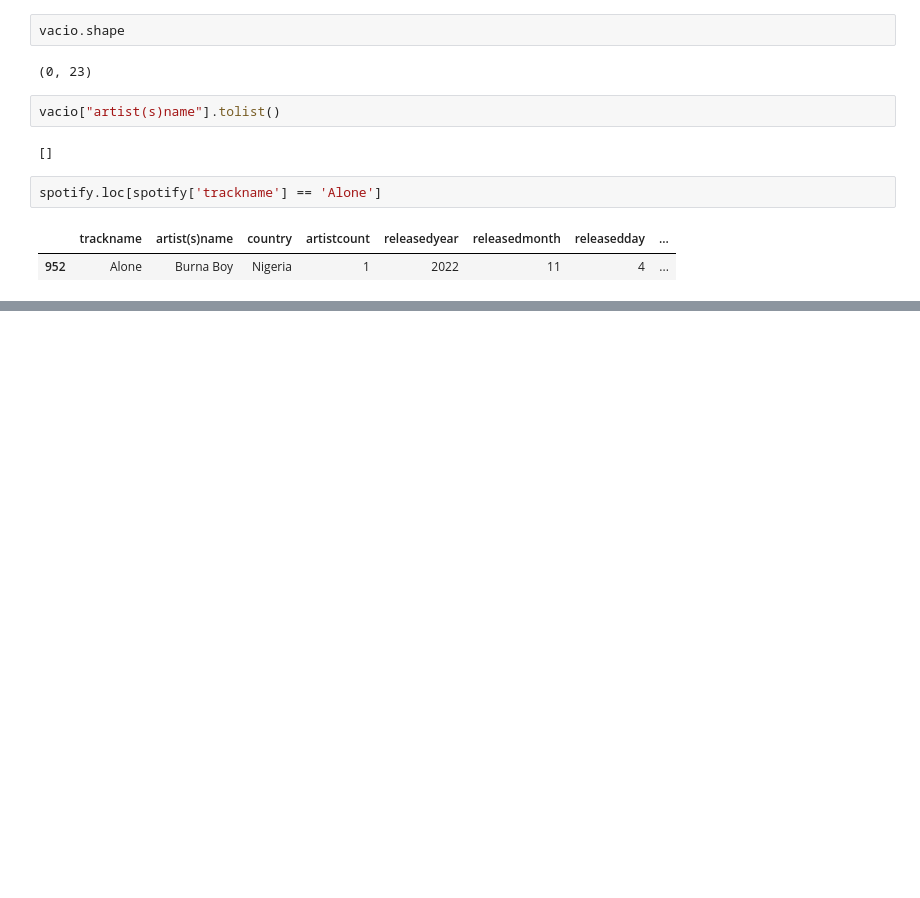
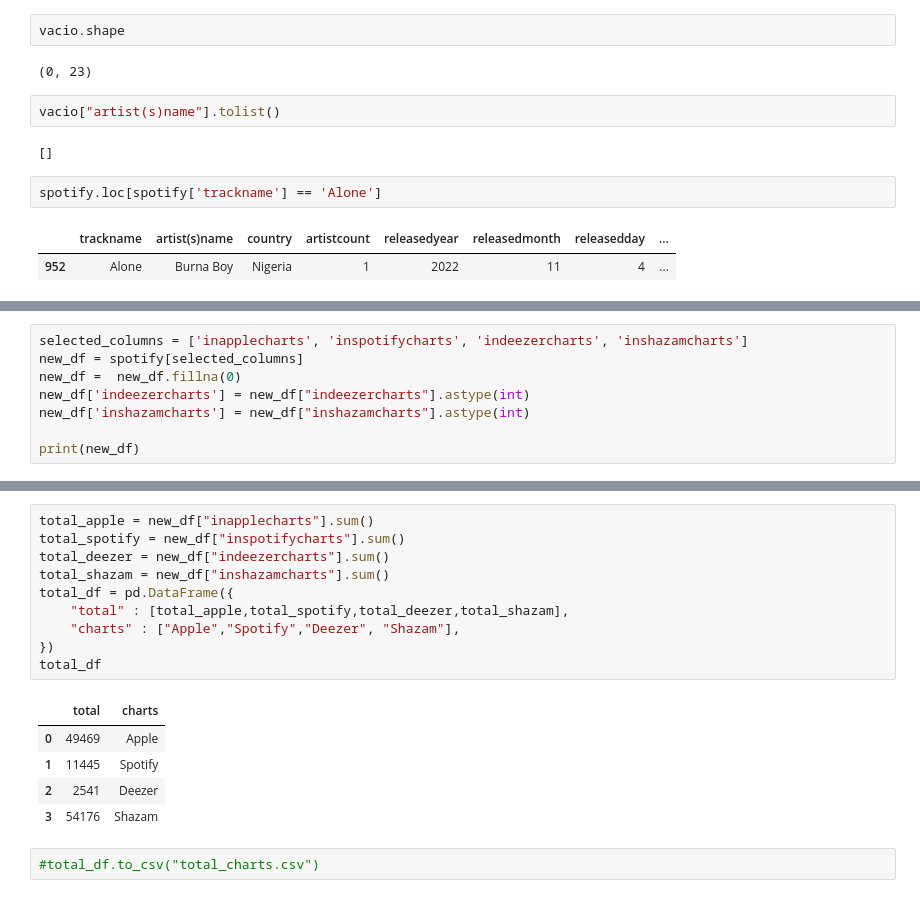
Before and after one commit to BSReguera/Pair-Programing-Modulo4-BeatrizyLaura, a Jupyter notebook: limpieza.ipynb, the cells around one changed output, grey strips where cells are left out. Cells and saved outputs as stored; diff of their text form; blank space fills up the shorter version.

Commit message:
tabla charts

```diff
--- a/limpieza.ipynb
+++ b/limpieza.ipynb
@@ -1411,0 +1427,8 @@ spotify.to_csv("prueba.csv")
+# %%
+selected_columns = ['inapplecharts', 'inspotifycharts', 'indeezercharts', 'inshazamcharts']
+new_df = spotify[selected_columns]
+new_df =  new_df.fillna(0)
+new_df['indeezercharts'] = new_df["indeezercharts"].astype(int)
+new_df['inshazamcharts'] = new_df["inshazamcharts"].astype(int)
+
+print(new_df)
@@ -1411,0 +1450,18 @@ spotify.to_csv("prueba.csv")
+# %%
+total_apple = new_df["inapplecharts"].sum()
+total_spotify = new_df["inspotifycharts"].sum()
+total_deezer = new_df["indeezercharts"].sum()
+total_shazam = new_df["inshazamcharts"].sum()
+total_df = pd.DataFrame({
+    "total" : [total_apple,total_spotify,total_deezer,total_shazam],
+    "charts" : ["Apple","Spotify","Deezer", "Shazam"],
+})
+total_df
+# %% [output]
+|  | total | charts |
+| 0 | 49469 | Apple |
+| 1 | 11445 | Spotify |
+| 2 | 2541 | Deezer |
+| 3 | 54176 | Shazam |
+# %%
+#total_df.to_csv("total_charts.csv")
```
Also changed, not shown: parts of 5 cells of this notebook, 2 other files.
